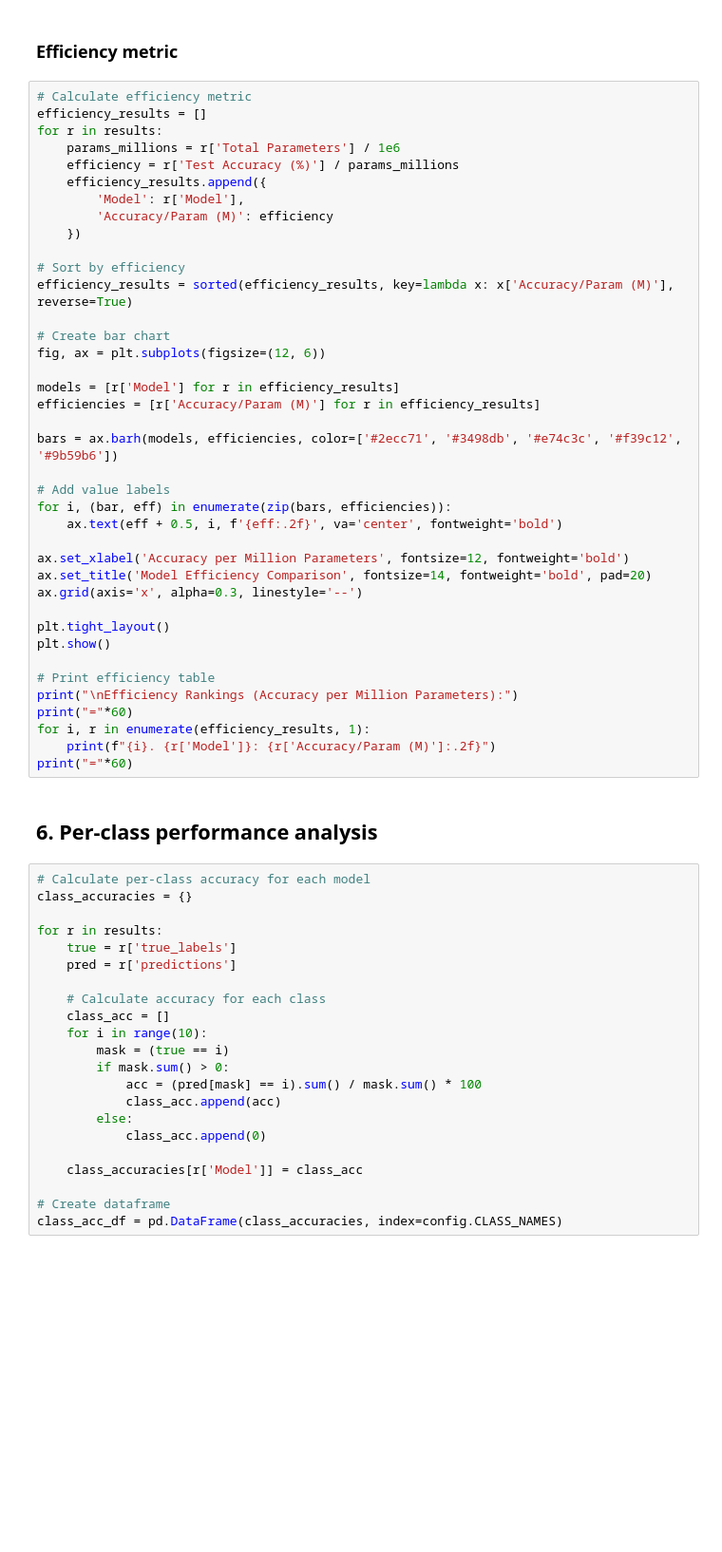
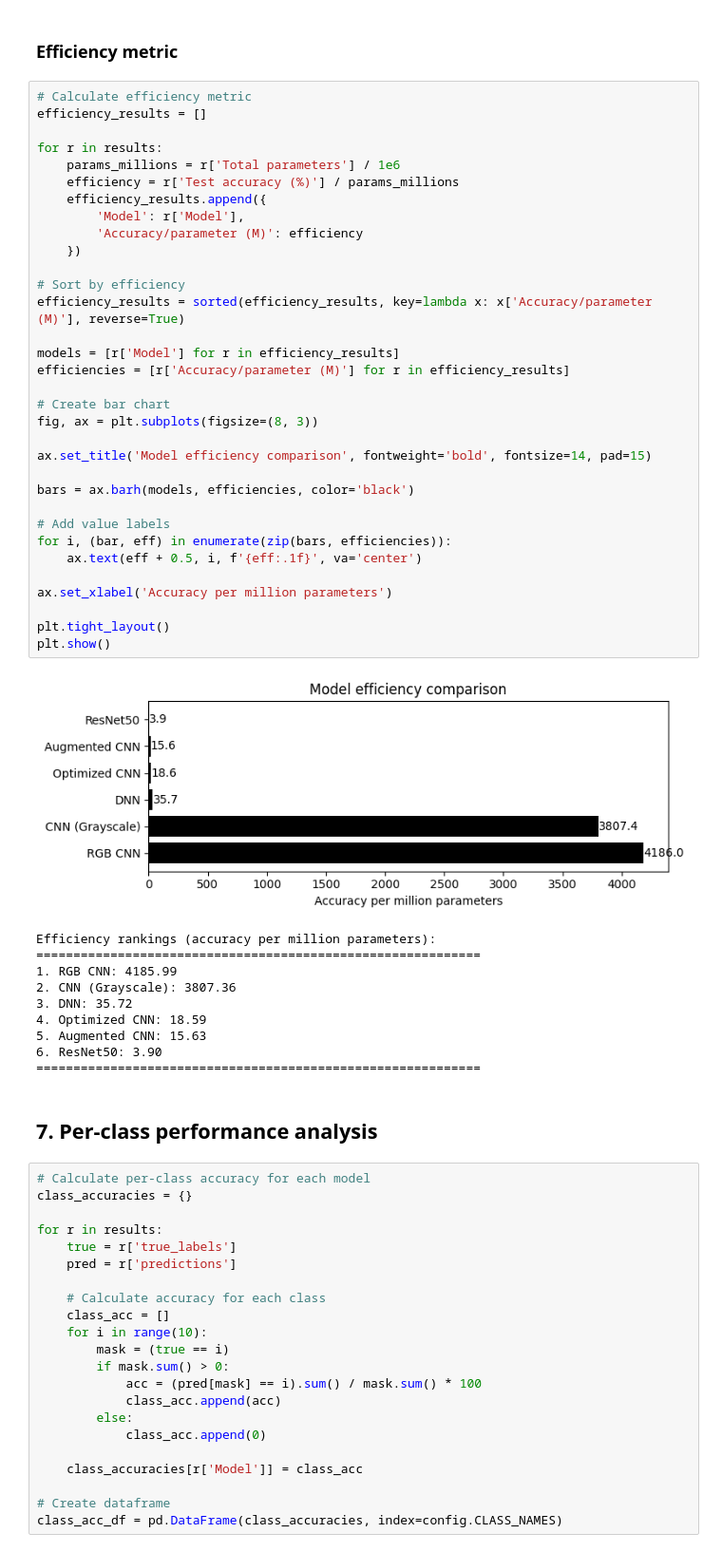
Before and after one commit to gperdrizet/CIFAR10, a Jupyter notebook: notebooks/07-results.ipynb, the cells around one changed output. Shown at 95% size. Cells and saved outputs as stored; diff of their text form; blank space fills up the shorter version.

```diff
--- a/notebooks/07-results.ipynb
+++ b/notebooks/07-results.ipynb
@@ -189,44 +296,49 @@ plt.show()
 # %%
 # Calculate efficiency metric
 efficiency_results = []
+
 for r in results:
-    params_millions = r['Total Parameters'] / 1e6
-    efficiency = r['Test Accuracy (%)'] / params_millions
+    params_millions = r['Total parameters'] / 1e6
+    efficiency = r['Test accuracy (%)'] / params_millions
     efficiency_results.append({
         'Model': r['Model'],
-        'Accuracy/Param (M)': efficiency
+        'Accuracy/parameter (M)': efficiency
     })
 
 # Sort by efficiency
-efficiency_results = sorted(efficiency_results, key=lambda x: x['Accuracy/Param (M)'], reverse=True)
+efficiency_results = sorted(efficiency_results, key=lambda x: x['Accuracy/parameter (M)'], reverse=True)
+
+models = [r['Model'] for r in efficiency_results]
+efficiencies = [r['Accuracy/parameter (M)'] for r in efficiency_results]
 
 # Create bar chart
-fig, ax = plt.subplots(figsize=(12, 6))
+fig, ax = plt.subplots(figsize=(8, 3))
 
-models = [r['Model'] for r in efficiency_results]
-efficiencies = [r['Accuracy/Param (M)'] for r in efficiency_results]
+ax.set_title('Model efficiency comparison', fontweight='bold', fontsize=14, pad=15)
 
-bars = ax.barh(models, efficiencies, color=['#2ecc71', '#3498db', '#e74c3c', '#f39c12', '#9b59b6'])
+bars = ax.barh(models, efficiencies, color='black')
 
 # Add value labels
 for i, (bar, eff) in enumerate(zip(bars, efficiencies)):
-    ax.text(eff + 0.5, i, f'{eff:.2f}', va='center', fontweight='bold')
+    ax.text(eff + 0.5, i, f'{eff:.1f}', va='center')
 
-ax.set_xlabel('Accuracy per Million Parameters', fontsize=12, fontweight='bold')
-ax.set_title('Model Efficiency Comparison', fontsize=14, fontweight='bold', pad=20)
-ax.grid(axis='x', alpha=0.3, linestyle='--')
+ax.set_xlabel('Accuracy per million parameters')
 
 plt.tight_layout()
 plt.show()
-
-# Print efficiency table
-print("\nEfficiency Rankings (Accuracy per Million Parameters):")
-print("="*60)
-for i, r in enumerate(efficiency_results, 1):
-    print(f"{i}. {r['Model']}: {r['Accuracy/Param (M)']:.2f}")
-print("="*60)
+# %% [output]
+[figure, added]
+Efficiency rankings (accuracy per million parameters):
+============================================================
+1. RGB CNN: 4185.99
+2. CNN (Grayscale): 3807.36
+3. DNN: 35.72
+4. Optimized CNN: 18.59
+5. Augmented CNN: 15.63
+6. ResNet50: 3.90
+============================================================
 # %% [markdown]
-## 6. Per-class performance analysis
+## 7. Per-class performance analysis
 # %%
 # Calculate per-class accuracy for each model
 class_accuracies = {}
```
Also changed, not shown: parts of 15 cells of this notebook.
